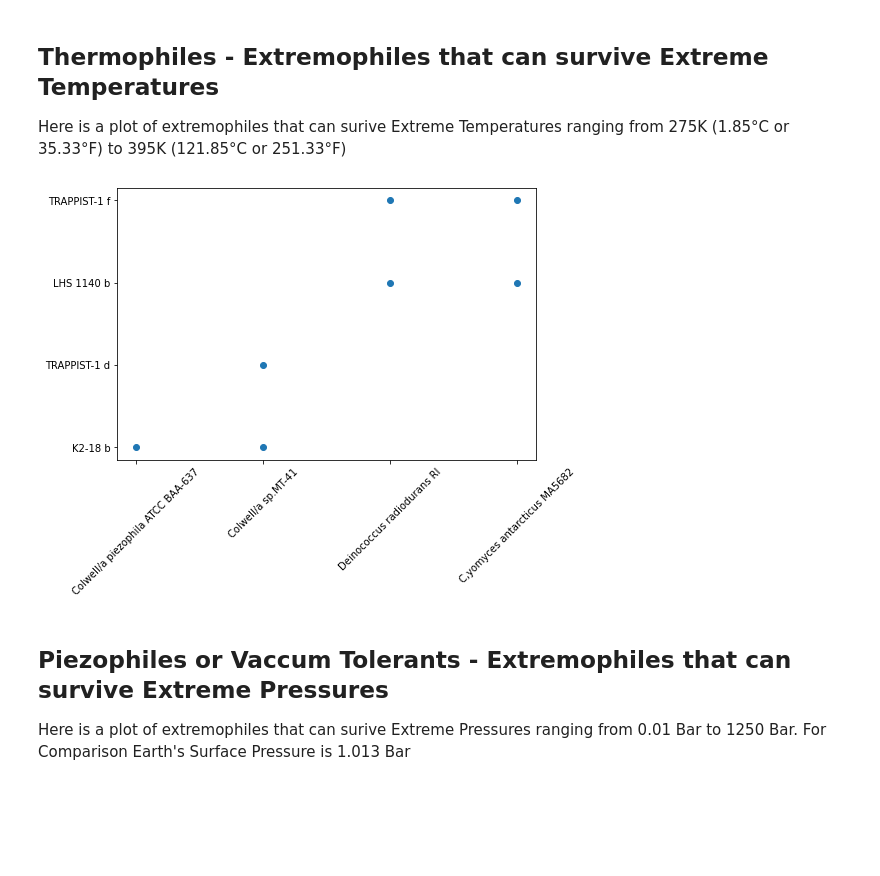
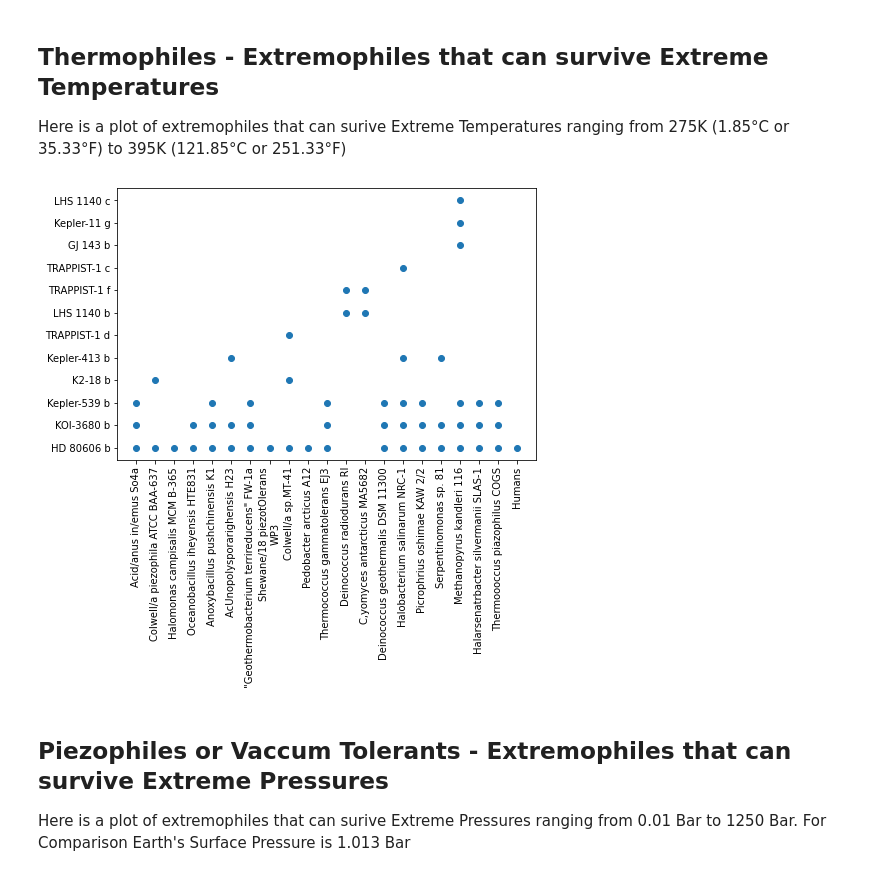
Before and after one commit to Saahil87/2021Fall_finals, a Jupyter notebook: visualizations.ipynb, the cells around one changed output. Cells and saved outputs as stored; diff of their text form; code cells hidden in the pictures; blank space fills up the shorter version.

Commit message:
Updated visualizations.ipynb to include Earth Like planets

```diff
--- a/visualizations.ipynb
+++ b/visualizations.ipynb
@@ -246,7 +246,7 @@ Extracting data from the analysis to get extremophiles that can survive extreme
 # %%
 # exoplanets_catalog_esi = data_analysis.calculate_ESI(data_analysis.create_exoplanets_catalog(".\\data\\phl_exoplanet_catalog.csv"))
 # potentially_habitable_exoplanets = exoplanets_catalog_esi.loc[(exoplanets_catalog_esi['P_calculated_ESI'] >= 0.6)]
-surviving_extremophiles = data_analysis.identifying_surviving_extremophiles(".\\data\\Extremophiles Range.csv", common_planets)
+surviving_extremophiles = data_analysis.identifying_surviving_extremophiles(".\\data\\Extremophiles Range.csv", potentially_habitable_exoplanets)
 
 temperature_surviving_extremophiles = surviving_extremophiles[0]
 pressure_surviving_extremophiles = surviving_extremophiles[1]
@@ -258,11 +258,11 @@ Here is a plot of extremophiles that can surive Extreme Temperatures ranging fro
 # %%
 fig, ax = plt.subplots()
 ax.scatter(temperature_surviving_extremophiles.Strain, temperature_surviving_extremophiles.P_NAME, )
 fig.set_size_inches(7.5, 5)
-plt.xticks(rotation = 45)
+plt.xticks(rotation = 90)
 plt.show()
 # %% [output]
-[figure, old version]
+[figure, new version]
 # %% [markdown]
 ## Piezophiles or Vaccum Tolerants - Extremophiles that can survive Extreme Pressures
 
```
Also changed, not shown: parts of 6 cells of this notebook.
